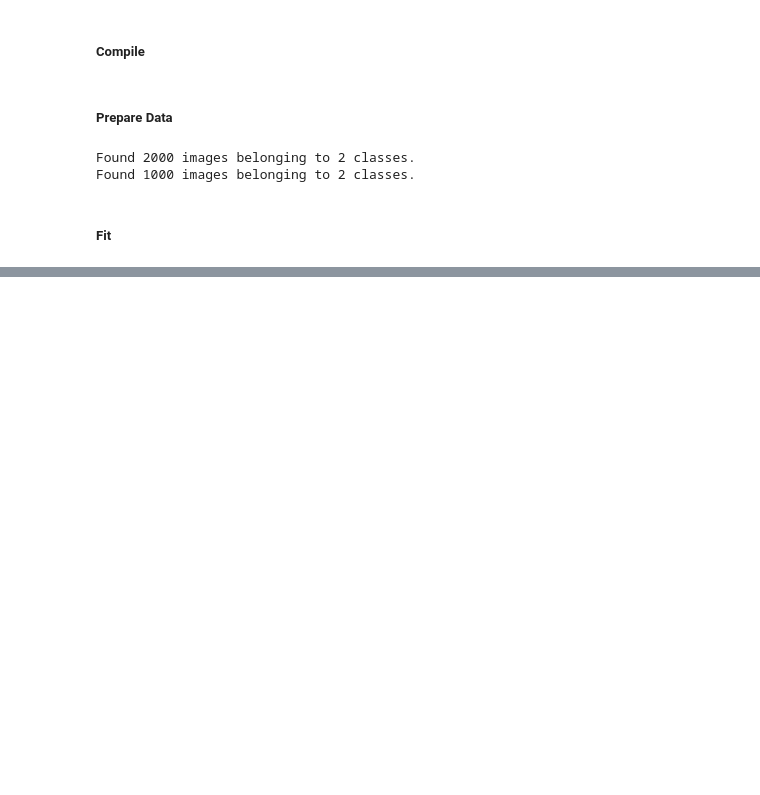
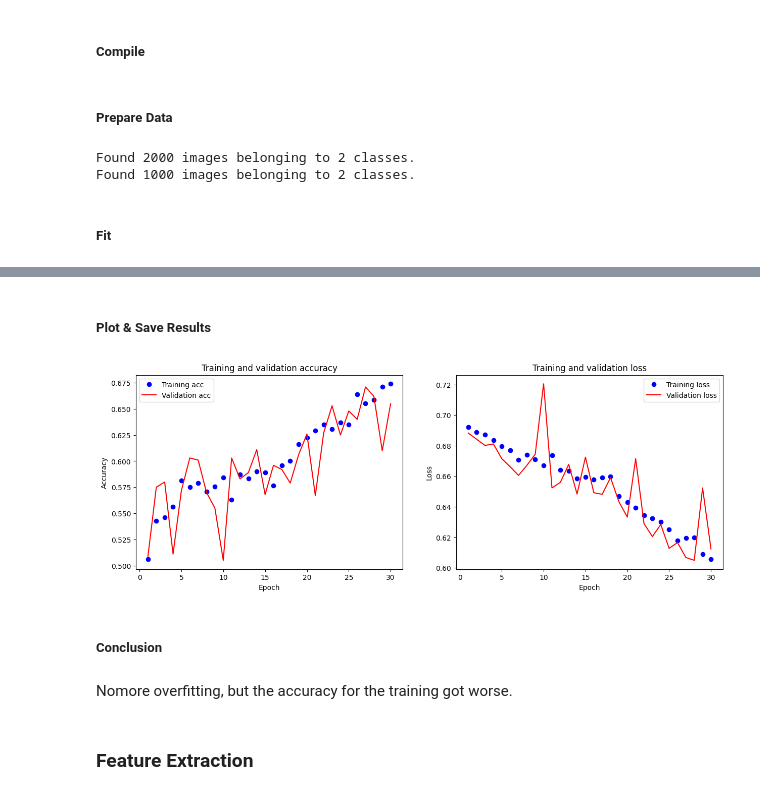
Before and after one commit to schneialexan/deep-learning, a Jupyter notebook: Hausaufgaben/Blatt 3/HA03.ipynb, the cells around one changed output, grey strips where cells are left out. Drawn from its saved outputs; the diff is of its cells as text; code cells hidden in the pictures; blank space fills up the shorter version.

```diff
--- a/Hausaufgaben/Blatt 3/HA03.ipynb
+++ b/Hausaufgaben/Blatt 3/HA03.ipynb
@@ -132,0 +229,2 @@ Found 1000 images belonging to 2 classes.
+# %%
+baseline_ag_model = base_model()
@@ -132,0 +233,4 @@ Found 1000 images belonging to 2 classes.
+# %%
+baseline_ag_model.compile(loss = 'binary_crossentropy',
+                       optimizer=tf.keras.optimizers.SGD(learning_rate=0.001, momentum=0.9),
+                       metrics=['acc'])
@@ -132,0 +263,5 @@ Found 1000 images belonging to 2 classes.
+# %%
+command = f"python auslastung.py {os.getpid()} 'output/auslastung/baseline_ag.png'"
+process = subprocess.Popen(command, shell=True)
+baseline_ag_history = fit_model(baseline_ag_model, train_gen, val_gen)
+process.wait()
@@ -132,0 +292,14 @@ Found 1000 images belonging to 2 classes.
+# %% [markdown]
+##### Plot & Save Results
+# %%
+baseline_ag_fig = plot_history(baseline_ag_history)
+baseline_ag_fig.savefig('output/plots/baseline_ag_history.png')
+baseline_ag_model.save('output/models/baseline_ag_model.h5')
+# %% [output]
+[figure, added]
+# %% [markdown]
+##### Conclusion
+# %% [markdown]
+Nomore overfitting, but the accuracy for the training got worse.
+# %% [markdown]
+### Feature Extraction
```
Also changed, not shown: parts of 76 cells of this notebook, 27 other files.
